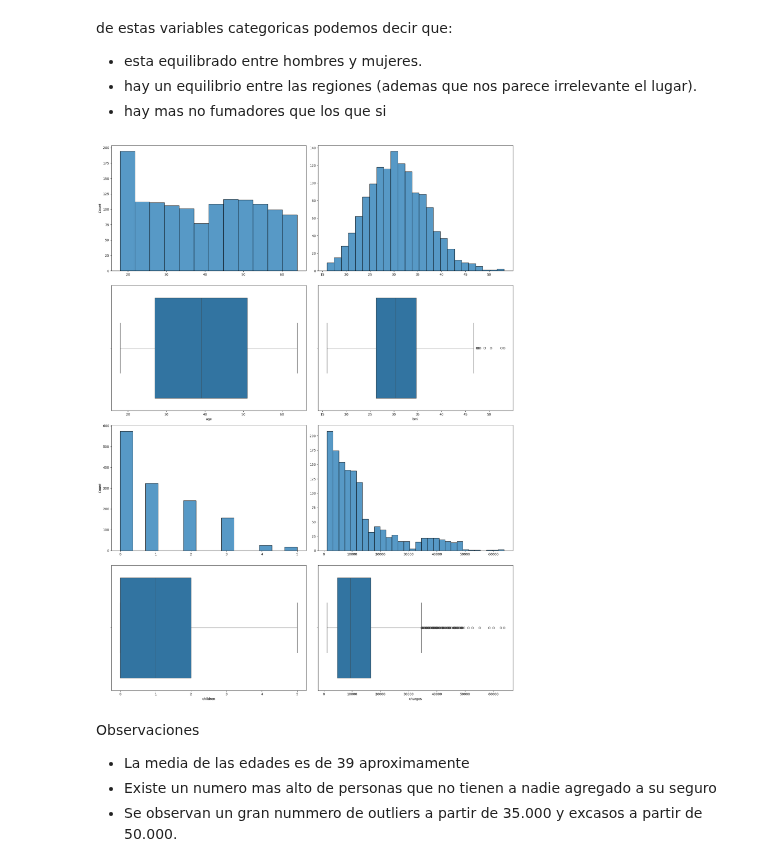
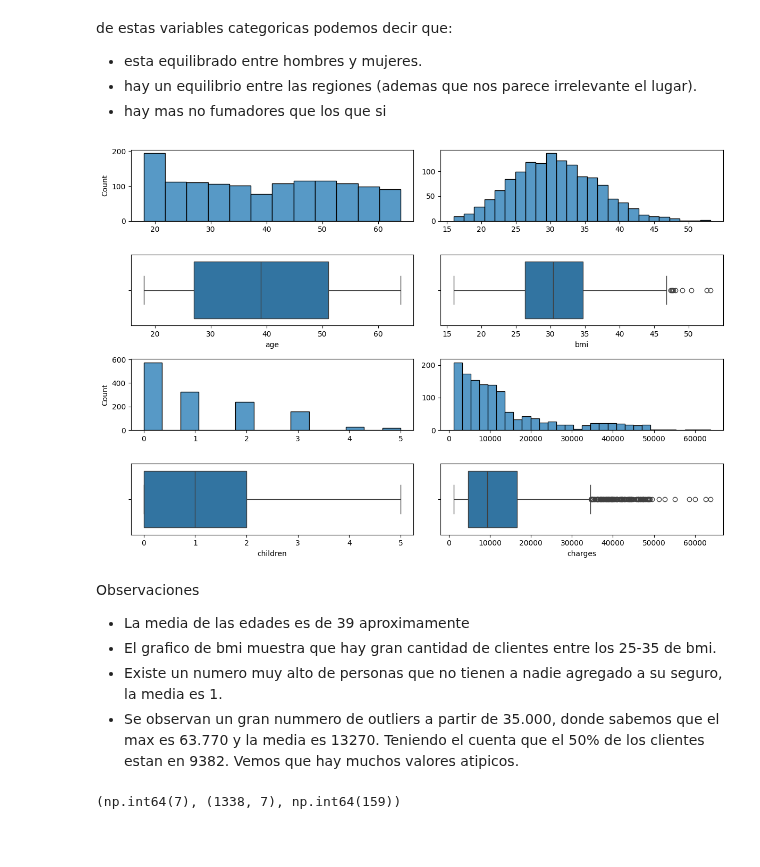
Before and after one commit to 4GeeksAcademy/GuilloMansa-MachineLearning, a Jupyter notebook: src/02-linear-regression-medical-insurance-cost.ipynb, the cells around one changed output. Cells and saved outputs as stored; diff of their text form; code cells hidden in the pictures; blank space fills up the shorter version.

```diff
--- a/src/02-linear-regression-medical-insurance-cost.ipynb
+++ b/src/02-linear-regression-medical-insurance-cost.ipynb
@@ -146,23 +149,28 @@ de estas variables categoricas podemos decir que:
 - hay un equilibrio entre las regiones (ademas que nos parece irrelevante el lugar).
 - hay mas no fumadores que los que si
 # %%
-fig, axis = plt.subplots(4, 2, figsize=(18, 24))
+fig, axis = plt.subplots(4, 2, figsize=(12, 8))
 #axis[0, 0].set_xticks(np.arange(0, 600, 100))
 sns.histplot(ax=axis[0, 0], data=df_inicio, x="age").set(xlabel=None)
 sns.boxplot(ax=axis[1, 0], data=df_inicio, x="age")
 sns.histplot(ax=axis[0, 1], data=df_inicio, x="bmi").set(xlabel=None, ylabel=None)
 sns.boxplot(ax=axis[1, 1], data=df_inicio, x="bmi")
 sns.histplot(ax=axis[2, 0], data=df_inicio, x="children").set(xlabel=None)
 sns.boxplot(ax=axis[3, 0], data=df_inicio, x="children")
 sns.histplot(ax=axis[2, 1], data=df_inicio, x="charges").set(xlabel=None, ylabel=None)
 sns.boxplot(ax=axis[3, 1], data=df_inicio, x="charges")
 
 plt.tight_layout()
 plt.show()
 # %% [output]
-[figure, old version]
+[figure, new version]
 # %% [markdown]
 Observaciones
 - La media de las edades es de 39 aproximamente
-- Existe un numero mas alto de personas que no tienen a nadie agregado a su seguro
-- Se observan un gran nummero de outliers a partir de 35.000 y excasos a partir de 50.000.
+- El grafico de bmi muestra que hay gran cantidad de clientes entre los 25-35 de bmi.
+- Existe un numero muy alto de personas que no tienen a nadie agregado a su seguro, la media es 1.
+- Se observan un gran nummero de outliers a partir de 35.000, donde sabemos que el max es 63.770 y la media es 13270. Teniendo el cuenta que el 50% de los clientes estan en 9382. Vemos que hay muchos valores atipicos.
+# %%
+(df_inicio["charges"] > 50000).sum(), df_inicio.shape, (df_inicio["bmi"] > 38).sum()
+# %% [output]
+(np.int64(7), (1338, 7), np.int64(159))
```
Also changed, not shown: parts of 23 cells of this notebook.
